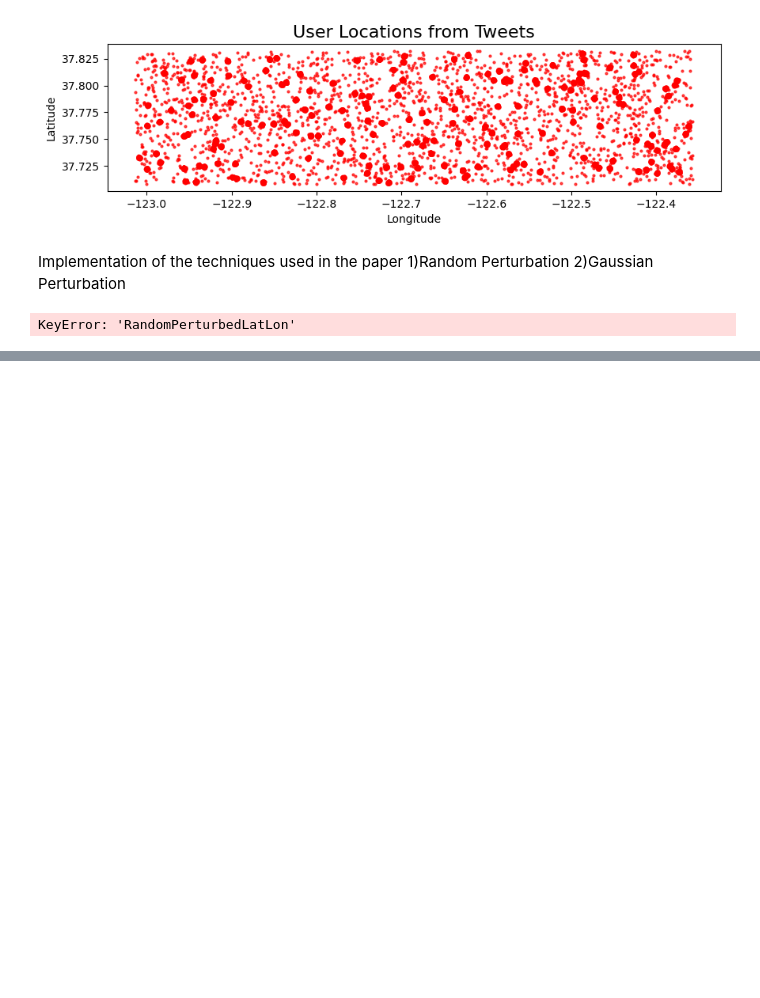
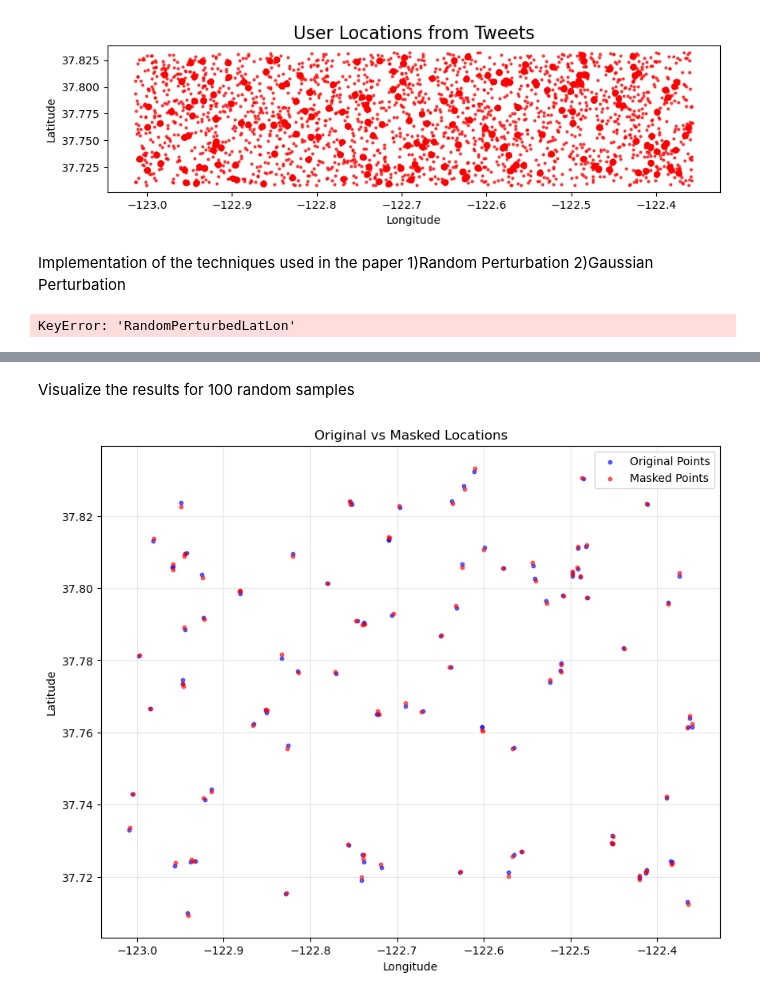
Before and after one commit to Vezzero/ppia-project, a Jupyter notebook: SPIREgeomask.ipynb, the cells around one changed output, grey strips where cells are left out. Cells and saved outputs as stored; diff of their text form; code cells hidden in the pictures; blank space fills up the shorter version.

```diff
--- a/SPIREgeomask.ipynb
+++ b/SPIREgeomask.ipynb
@@ -228,0 +278,26 @@ for file in files:
+# %% [markdown]
+Visualize the results for 100 random samples
+# %%
+import matplotlib.pyplot as plt
+
+original_coords = tweets_gdf[['Longitude', 'Latitude']]
+masked_coords = tweets_gdf[['MaskedLongitude', 'MaskedLatitude']]
+
+# Sample 100 points from the dataset
+sampled_original_coords = original_coords.sample(n=100, random_state=42)
+sampled_masked_coords = masked_coords.sample(n=100, random_state=42)
+
+# Plot the points
+plt.figure(figsize=(10, 8))
+plt.scatter(sampled_original_coords['Longitude'], sampled_original_coords['Latitude'], color='blue', label='Original Points', alpha=0.6, s=10)
+plt.scatter(sampled_masked_coords['MaskedLongitude'], sampled_masked_coords['MaskedLatitude'], color='red', label='Masked Points', alpha=0.6, s=10)
+
+# Add labels and legend
+plt.title('Original vs Masked Locations')
+plt.xlabel('Longitude')
+plt.ylabel('Latitude')
+plt.legend()
+plt.grid(alpha=0.3)
+plt.show()
+# %% [output]
+[figure, added]
```
Also changed, not shown: parts of 5 cells of this notebook.
